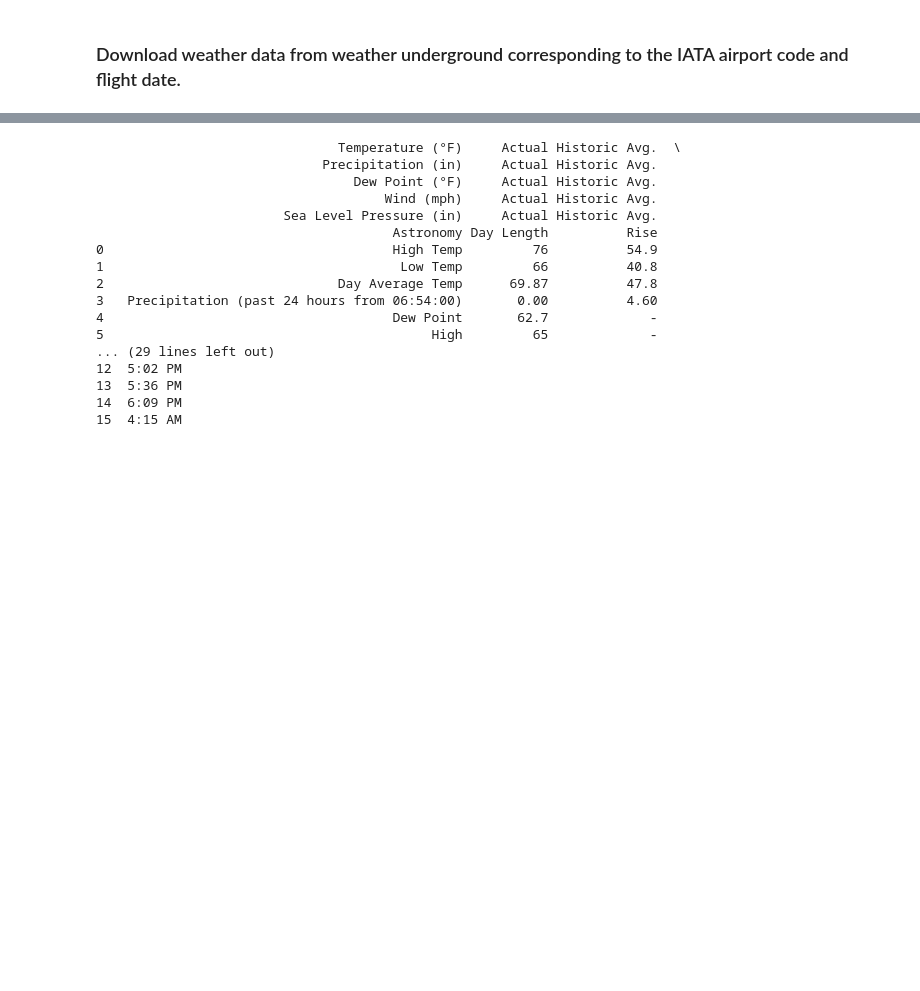
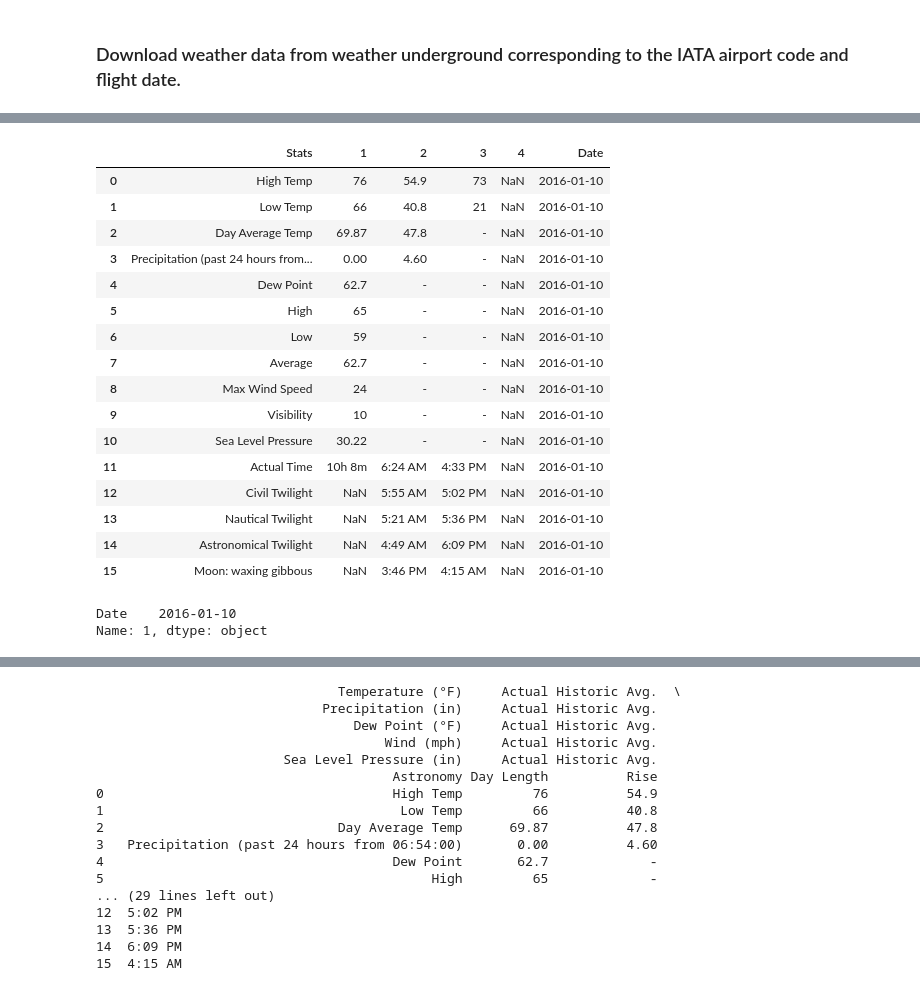
Before and after one commit to Oryder-green/FDS-project, a Jupyter notebook: Data Cleaning.ipynb, the cells around one changed output, grey strips where cells are left out. Saved outputs shown, nothing was run; the diff lists cells and outputs as text; code cells hidden in the pictures; blank space fills up the shorter version.

```diff
--- a/Data Cleaning.ipynb
+++ b/Data Cleaning.ipynb
@@ -182,0 +151,2 @@ airports
+# %%
+dates = gr_flght.get_group('BOS')['FlightDate'].head()
@@ -182,0 +162,19 @@ airports
+# %%
+store_data = {}
+
+#Scrape data for each airport, concatenate data for all dates for a given station, and put the dataframes
+#for each station in a dictionary to be accessed later.
+for airport in airports:
+    df_airport_dates = []
+    airport_code = 'K' + airport
+    # dates = list(gr_flght.get_group(airport)['FlightDate'])
+    for date in dates:
+        df_airport_date = scrape_station(airport_code, date)
+        df_airport_date['Date'] = pd.np.tile(date, len(df_airport_date))
+        df_airport_date.columns = ["Stats", "1", "2", "3", "4", "Date"]
+        df_airport_date = df_airport_date.pivot(index="Date", columns=["Stats"], values =["1"])
+        print(df_airport_date)
+        df_airport_dates.append(df_airport_date)
+    df_airport_dates = pd.concat(df_airport_dates)
+    df_airport_dates.reset_index(drop=True)
+    store_data[airport] = df_airport_dates
@@ -182,0 +245,2 @@ airports
+# %%
+x = store_data['BOS']
@@ -182,0 +258,31 @@ airports
+# %%
+#put into scraping loop
+#pre-concatenate
+x.columns = ["Stats", "1", "2", "3", "4", "Date"]
+x.pivot(index="Date", columns=["Stats"], values =["1"])
+x.reset_index(drop=True)
+# %%
+x
+# %% [output]
+|  | Stats | 1 | 2 | 3 | 4 | Date |
+| 0 | High Temp | 76 | 54.9 | 73 | NaN | 2016-01-10 |
+| 1 | Low Temp | 66 | 40.8 | 21 | NaN | 2016-01-10 |
+| 2 | Day Average Temp | 69.87 | 47.8 | - | NaN | 2016-01-10 |
+| 3 | Precipitation (past 24 hours from... | 0.00 | 4.60 | - | NaN | 2016-01-10 |
+| 4 | Dew Point | 62.7 | - | - | NaN | 2016-01-10 |
+| 5 | High | 65 | - | - | NaN | 2016-01-10 |
+| 6 | Low | 59 | - | - | NaN | 2016-01-10 |
+| 7 | Average | 62.7 | - | - | NaN | 2016-01-10 |
+| 8 | Max Wind Speed | 24 | - | - | NaN | 2016-01-10 |
+| 9 | Visibility | 10 | - | - | NaN | 2016-01-10 |
+| 10 | Sea Level Pressure | 30.22 | - | - | NaN | 2016-01-10 |
+| 11 | Actual Time | 10h 8m | 6:24 AM | 4:33 PM | NaN | 2016-01-10 |
+| 12 | Civil Twilight | NaN | 5:55 AM | 5:02 PM | NaN | 2016-01-10 |
+| 13 | Nautical Twilight | NaN | 5:21 AM | 5:36 PM | NaN | 2016-01-10 |
+| 14 | Astronomical Twilight | NaN | 4:49 AM | 6:09 PM | NaN | 2016-01-10 |
+| 15 | Moon: waxing gibbous | NaN | 3:46 PM | 4:15 AM | NaN | 2016-01-10 |
+# %%
+x.iloc[1,[5]]
+# %% [output]
+Date    2016-01-10
+Name: 1, dtype: object
```
Also changed, not shown: parts of 21 cells of this notebook.
